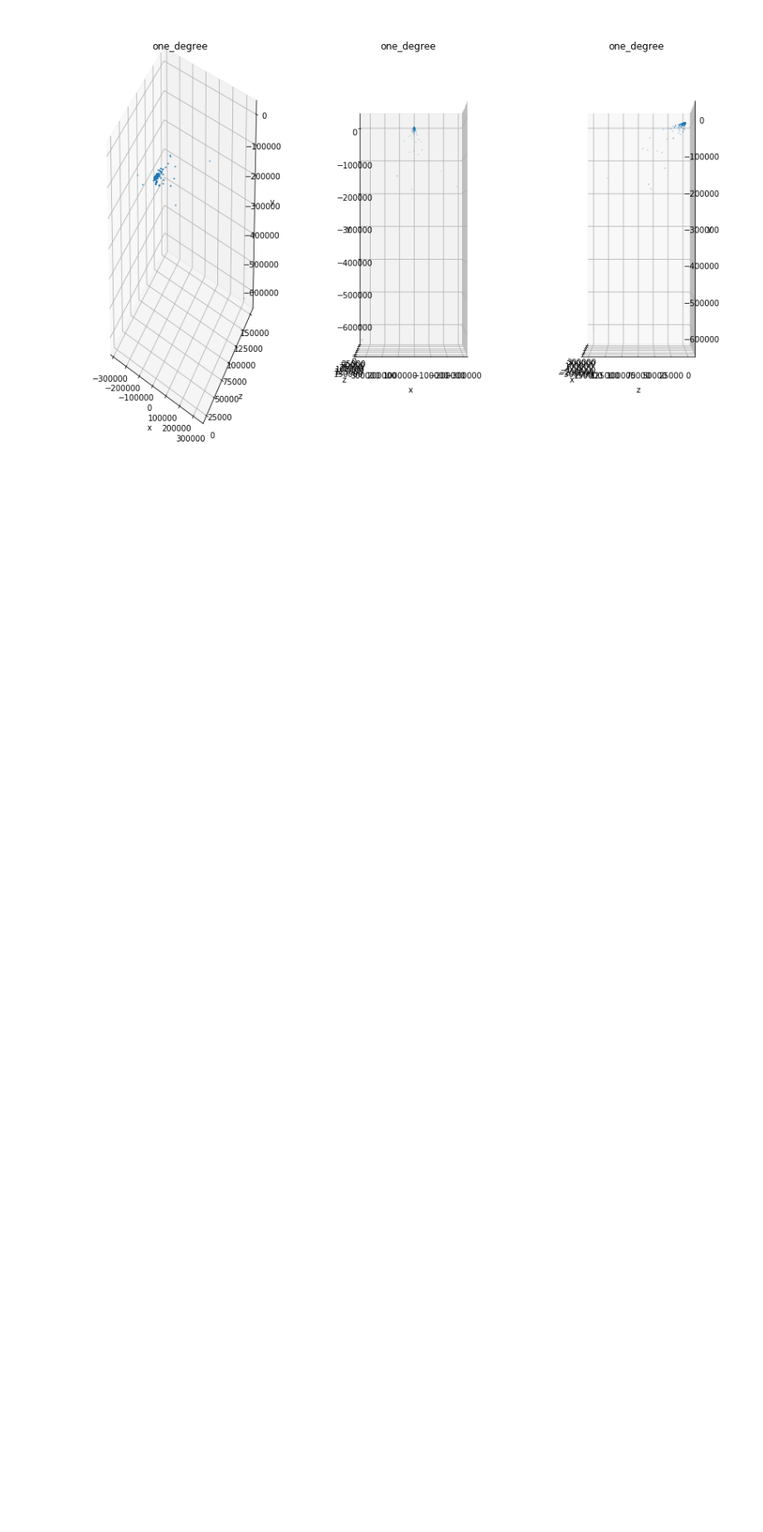
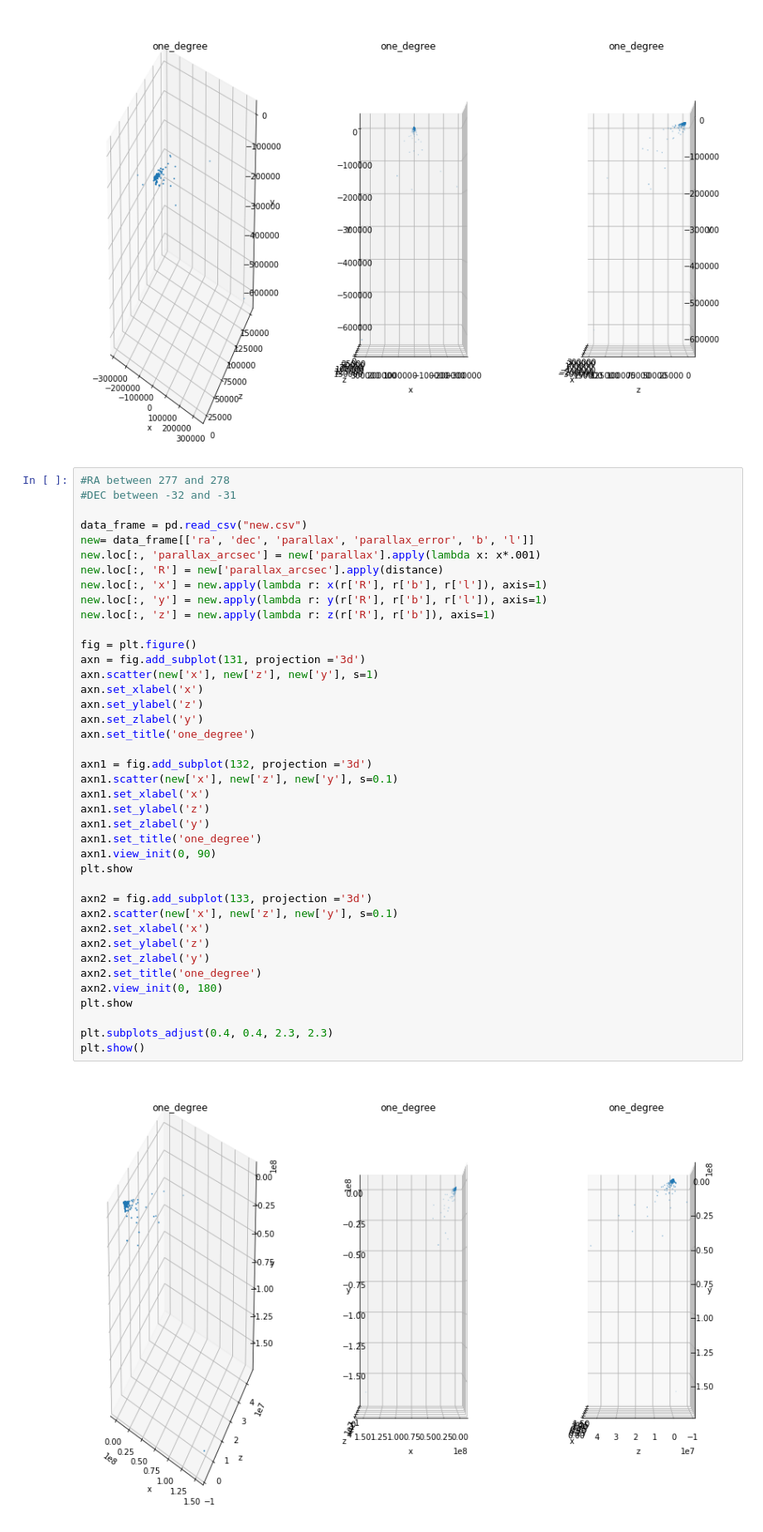
Before and after one commit to lauramv1832/Gaia, a Jupyter notebook: Gaia.ipynb, the cells around one changed output. Shown at 83% size. Saved outputs shown, nothing was run; the diff lists cells and outputs as text; blank space fills up the shorter version.

```diff
--- a/Gaia.ipynb
+++ b/Gaia.ipynb
@@ -799,3 +799,45 @@ plt.subplots_adjust(0.4, 0.4, 2.3, 2.3)
 plt.show()
 # %% [output]
 [figure]
+# %%
+#RA between 277 and 278
+#DEC between -32 and -31
+
+data_frame = pd.read_csv("new.csv")
+new= data_frame[['ra', 'dec', 'parallax', 'parallax_error', 'b', 'l']]
+new.loc[:, 'parallax_arcsec'] = new['parallax'].apply(lambda x: x*.001)
+new.loc[:, 'R'] = new['parallax_arcsec'].apply(distance)
+new.loc[:, 'x'] = new.apply(lambda r: x(r['R'], r['b'], r['l']), axis=1)
+new.loc[:, 'y'] = new.apply(lambda r: y(r['R'], r['b'], r['l']), axis=1)
+new.loc[:, 'z'] = new.apply(lambda r: z(r['R'], r['b']), axis=1)
+
+fig = plt.figure()
+axn = fig.add_subplot(131, projection ='3d')
+axn.scatter(new['x'], new['z'], new['y'], s=1)
+axn.set_xlabel('x')
+axn.set_ylabel('z')
+axn.set_zlabel('y')
+axn.set_title('one_degree')
+
+axn1 = fig.add_subplot(132, projection ='3d')
+axn1.scatter(new['x'], new['z'], new['y'], s=0.1)
+axn1.set_xlabel('x')
+axn1.set_ylabel('z')
+axn1.set_zlabel('y')
+axn1.set_title('one_degree')
+axn1.view_init(0, 90)
+plt.show
+
+axn2 = fig.add_subplot(133, projection ='3d')
+axn2.scatter(new['x'], new['z'], new['y'], s=0.1)
+axn2.set_xlabel('x')
+axn2.set_ylabel('z')
+axn2.set_zlabel('y')
+axn2.set_title('one_degree')
+axn2.view_init(0, 180)
+plt.show
+
+plt.subplots_adjust(0.4, 0.4, 2.3, 2.3)
+plt.show()
+# %% [output]
+[figure, added]
```
Also changed, not shown: parts of 8 cells of this notebook.
